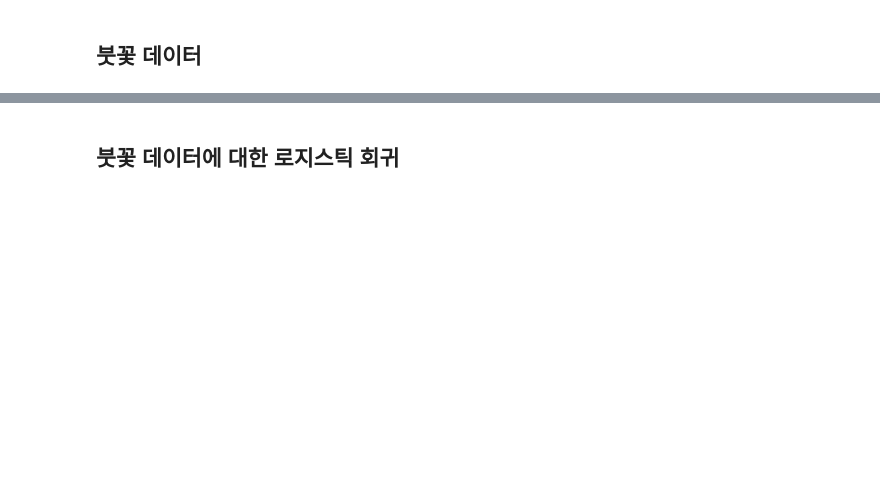
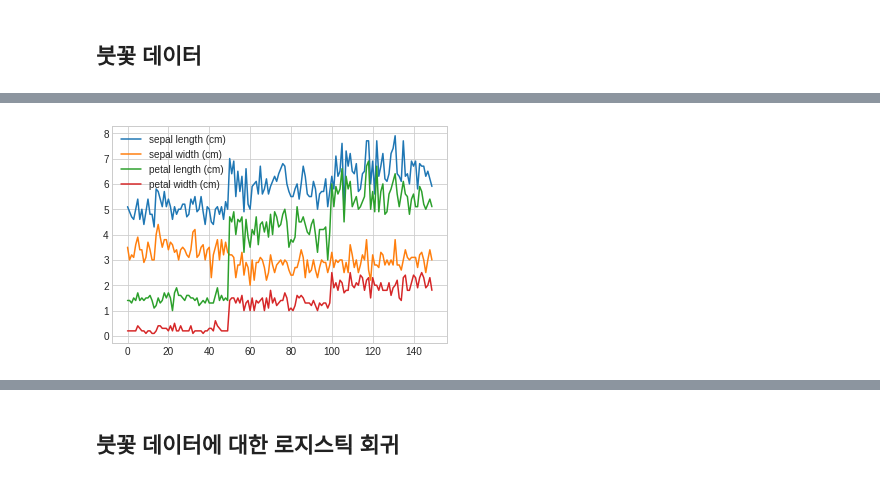
Before and after one commit to suumino/DataAlanysis, a Jupyter notebook: 04_로지스틱_회귀(Logistic_Regression).ipynb, the cells around one changed output, grey strips where cells are left out. Drawn from its saved outputs; the diff is of its cells as text; code cells hidden in the pictures; blank space fills up the shorter version.

```diff
--- a/04_로지스틱_회귀(Logistic_Regression).ipynb
+++ b/04_로지스틱_회귀(Logistic_Regression).ipynb
@@ -102,0 +159,4 @@ plt.show()
+# %%
+iris_df.plot();
+# %% [output]
+[figure, added]
```
Also changed, not shown: parts of 16 cells of this notebook.
